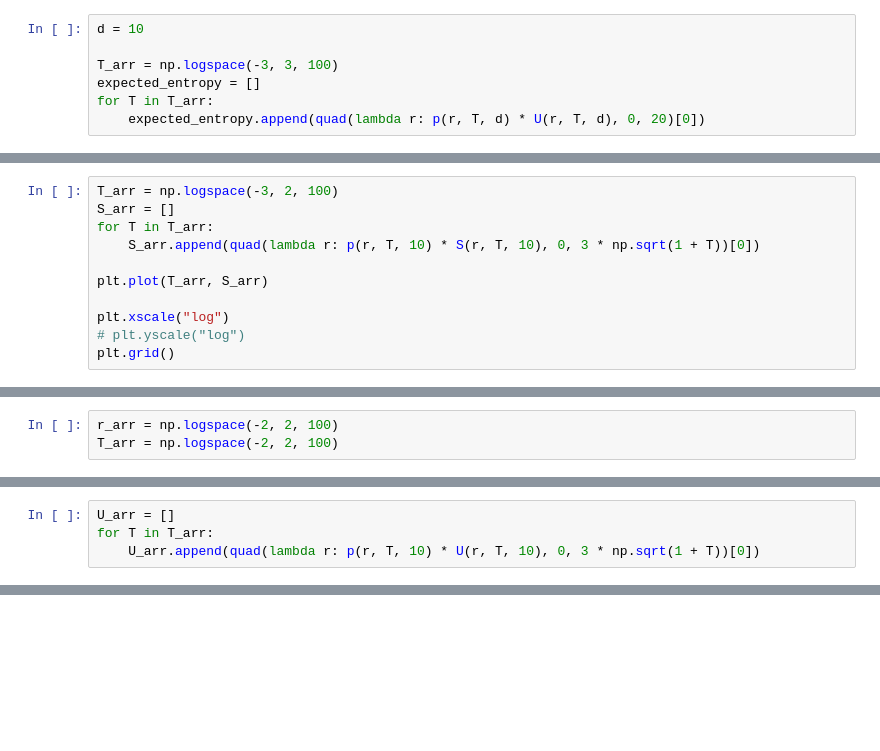
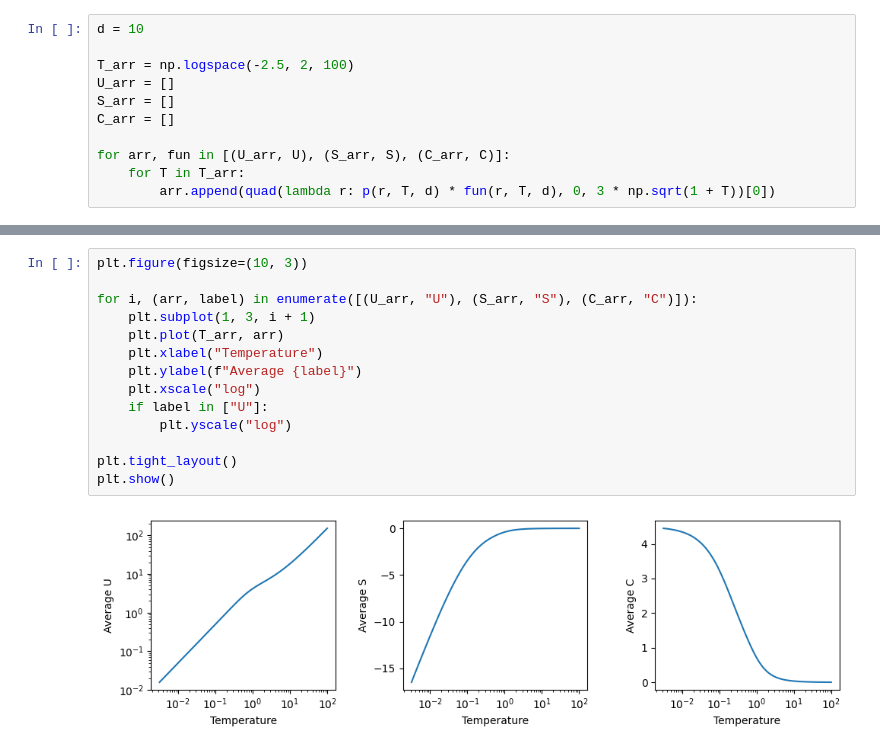
Before and after one commit to antoniibelyshev/physics-of-diffusion-models, a Jupyter notebook: hypersphere.ipynb, the cells around one changed output, grey strips where cells are left out. Saved outputs shown, nothing was run; the diff lists cells and outputs as text; blank space fills up the shorter version.

```diff
--- a/hypersphere.ipynb
+++ b/hypersphere.ipynb
@@ -75,7 +64,11 @@ check_normalization(1, 1)
 # %%
 d = 10
 
-T_arr = np.logspace(-3, 3, 100)
-expected_entropy = []
-for T in T_arr:
-    expected_entropy.append(quad(lambda r: p(r, T, d) * U(r, T, d), 0, 20)[0])
+T_arr = np.logspace(-2.5, 2, 100)
+U_arr = []
+S_arr = []
+C_arr = []
+
+for arr, fun in [(U_arr, U), (S_arr, S), (C_arr, C)]:
+    for T in T_arr:
+        arr.append(quad(lambda r: p(r, T, d) * fun(r, T, d), 0, 3 * np.sqrt(1 + T))[0])
@@ -117,11 +74,0 @@ plt.xscale("log")
-# %%
-T_arr = np.logspace(-3, 2, 100)
-S_arr = []
-for T in T_arr:
-    S_arr.append(quad(lambda r: p(r, T, 10) * S(r, T, 10), 0, 3 * np.sqrt(1 + T))[0])
-
-plt.plot(T_arr, S_arr)
-
-plt.xscale("log")
-# plt.yscale("log")
-plt.grid()
@@ -132,3 +74,0 @@ plt.grid()
-# %%
-r_arr = np.logspace(-2, 2, 100)
-T_arr = np.logspace(-2, 2, 100)
@@ -159,4 +74,0 @@ plt.plot(r_arr, logp(r_arr, 1, 10))
-# %%
-U_arr = []
-for T in T_arr:
-    U_arr.append(quad(lambda r: p(r, T, 10) * U(r, T, 10), 0, 3 * np.sqrt(1 + T))[0])
@@ -172,0 +75,16 @@ plt.yscale("log")
+# %%
+plt.figure(figsize=(10, 3))
+
+for i, (arr, label) in enumerate([(U_arr, "U"), (S_arr, "S"), (C_arr, "C")]):
+    plt.subplot(1, 3, i + 1)
+    plt.plot(T_arr, arr)
+    plt.xlabel("Temperature")
+    plt.ylabel(f"Average {label}")
+    plt.xscale("log")
+    if label in ["U"]:
+        plt.yscale("log")
+
+plt.tight_layout()
+plt.show()
+# %% [output]
+[figure, added]
```
Also changed, not shown: parts of 12 cells of this notebook, 29 other files.
